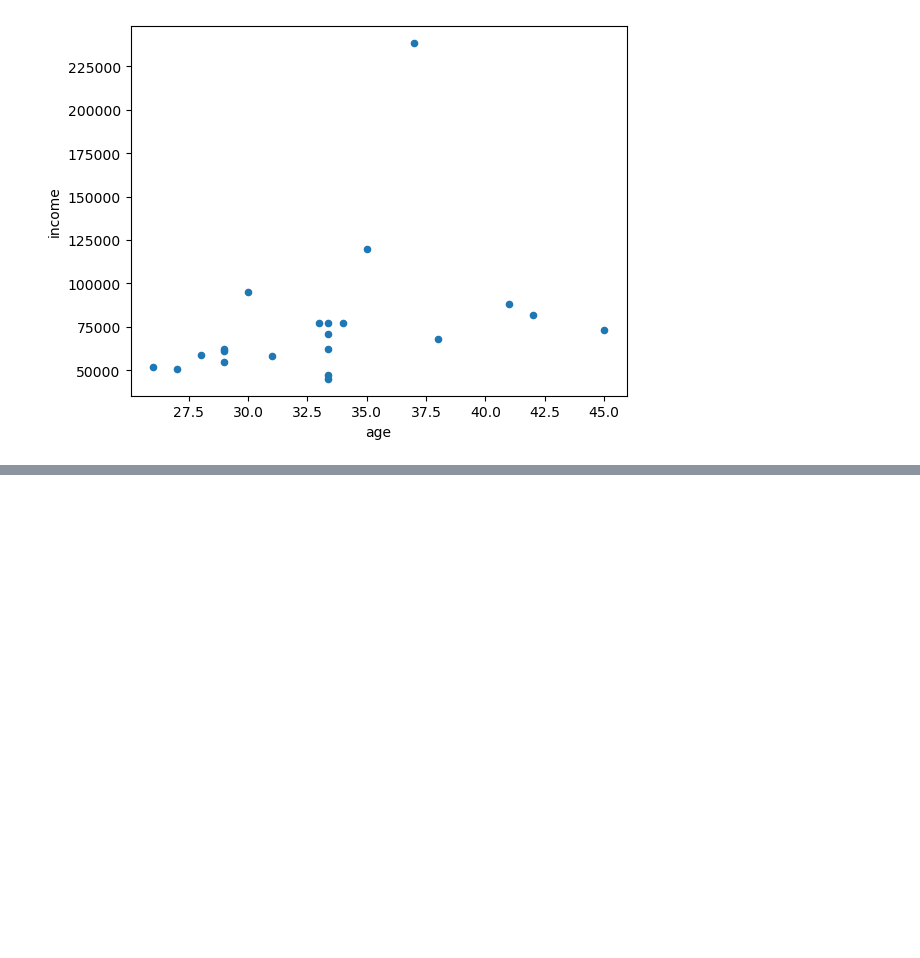
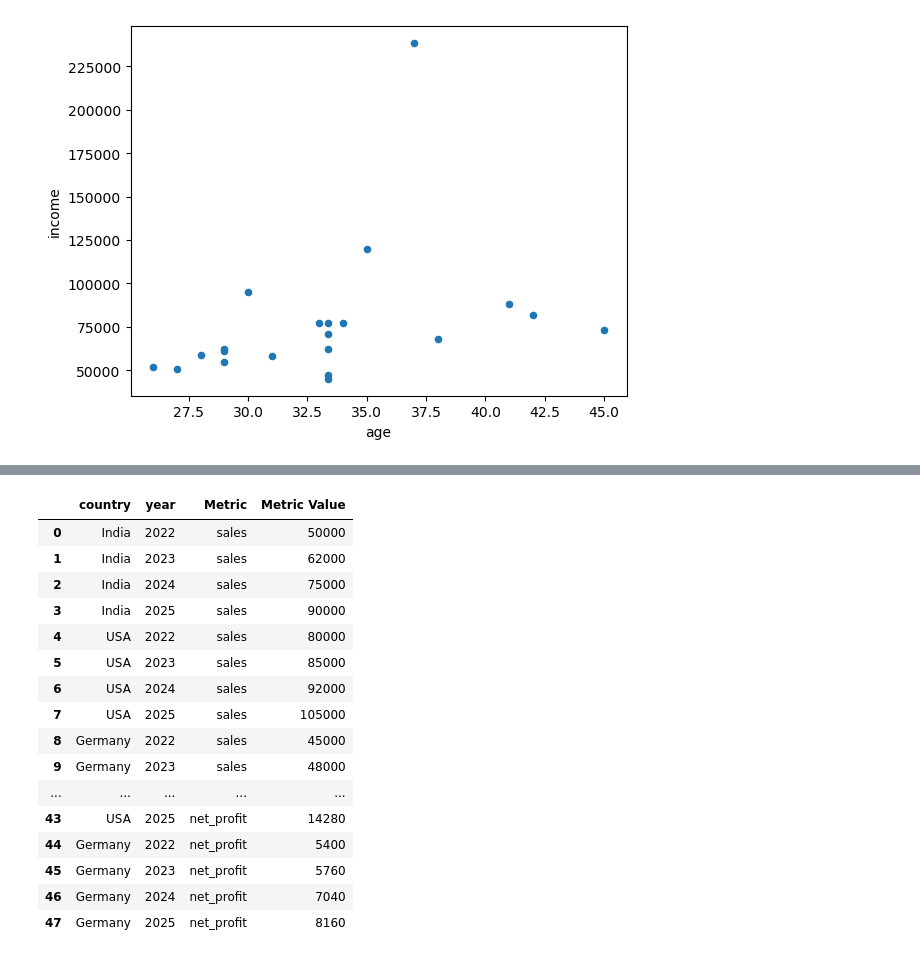
Before and after one commit to Sonu64/Prime_AI_ML, a Jupyter notebook: Module_13_Pandas_02/pandas_2.ipynb, the cells around one changed output, grey strips where cells are left out. Saved outputs shown, nothing was run; the diff lists cells and outputs as text; code cells hidden in the pictures; blank space fills up the shorter version.

```diff
--- a/Module_13_Pandas_02/pandas_2.ipynb
+++ b/Module_13_Pandas_02/pandas_2.ipynb
@@ -467,0 +489,27 @@ emp.plot(kind='scatter', x='age', y='income')
+# %%
+#...Metling
+melted_data = df.melt(
+    id_vars=['country', 'year'],
+    value_vars=['sales', 'profit', 'tax', 'net_profit'],
+    var_name='Metric',
+    value_name='Metric Value'
+)
+melted_data
+# %% [output]
+|  | country | year | Metric | Metric Value |
+| 0 | India | 2022 | sales | 50000 |
+| 1 | India | 2023 | sales | 62000 |
+| 2 | India | 2024 | sales | 75000 |
+| 3 | India | 2025 | sales | 90000 |
+| 4 | USA | 2022 | sales | 80000 |
+| 5 | USA | 2023 | sales | 85000 |
+| 6 | USA | 2024 | sales | 92000 |
+| 7 | USA | 2025 | sales | 105000 |
+| 8 | Germany | 2022 | sales | 45000 |
+| 9 | Germany | 2023 | sales | 48000 |
+| ... | ... | ... | ... | ... |
+| 43 | USA | 2025 | net_profit | 14280 |
+| 44 | Germany | 2022 | net_profit | 5400 |
+| 45 | Germany | 2023 | net_profit | 5760 |
+| 46 | Germany | 2024 | net_profit | 7040 |
+| 47 | Germany | 2025 | net_profit | 8160 |
```
Also changed, not shown: parts of 9 cells of this notebook, 1 other file.
